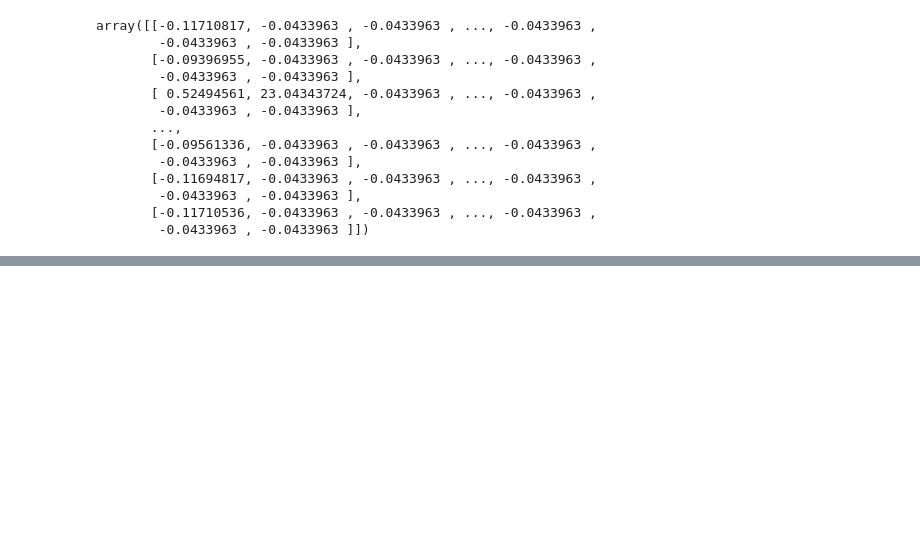
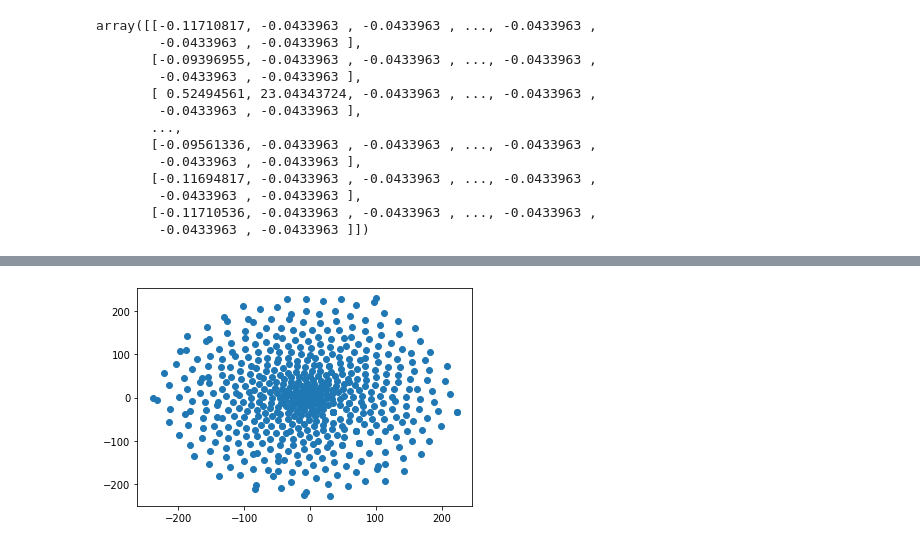
Before and after one commit to anilzown/cryptocurrency-clusters, a Jupyter notebook: cryptocurrencies-cluster.ipynb, the cells around one changed output, grey strips where cells are left out. Drawn from its saved outputs; the diff is of its cells as text; code cells hidden in the pictures; blank space fills up the shorter version.

```diff
--- a/cryptocurrencies-cluster.ipynb
+++ b/cryptocurrencies-cluster.ipynb
@@ -66,7 +67,7 @@ coinName
 1247    BitcoinPlus
 Name: CoinName, Length: 532, dtype: object
 # %%
-X_dummies = pd.get_dummies(X)
+X_dummies = pd.get_dummies(trading_f)
 # print(X_dummies.columns)
 X_dummies.head()
 # %% [output]
@@ -100,4 +101,4 @@ array([[-0.11710817, -0.0433963 , -0.0433963 , ..., -0.0433963 ,
 pca = PCA(n_components=0.99)
 
 # Get two principal components for the data.
-shopping_pca = pca.fit_transform(scaled_features)
+crypto_pca = pca.fit_transform(scaled_features)
@@ -119,0 +121,12 @@ array([[-3.06477939e-01, -1.34247908e-01,  1.08023215e-13, ...,
+# %%
+tsne = TSNE(learning_rate=100)
+transformed_features = tsne.fit_transform(crypto_pca)
+# %%
+trading_f['x'] = transformed_features[:,0]
+trading_f['y'] = transformed_features[:,1]
+trading_f['class'] = coinName
+# %%
+plt.scatter(trading_f['x'], trading_f['y'])
+plt.show()
+# %% [output]
+[figure, added]
```
Also changed, not shown: parts of 5 cells of this notebook.
